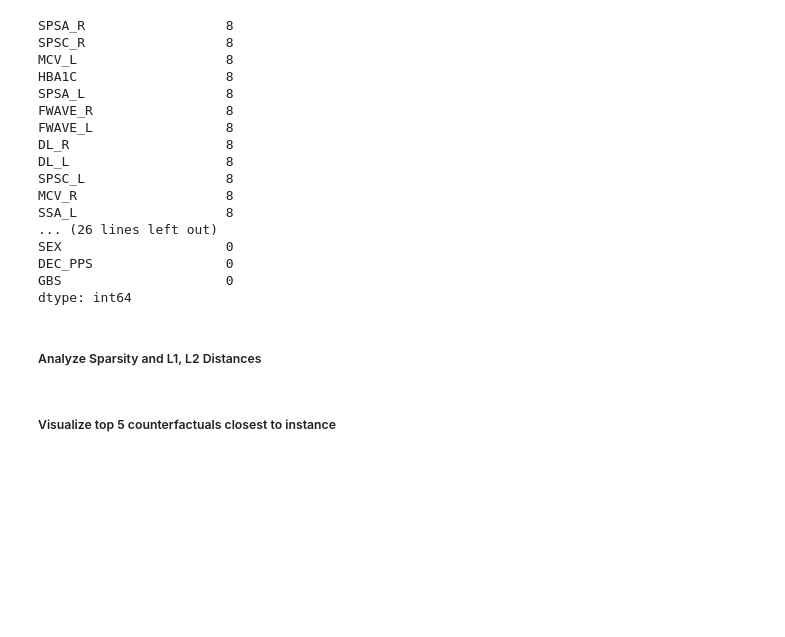
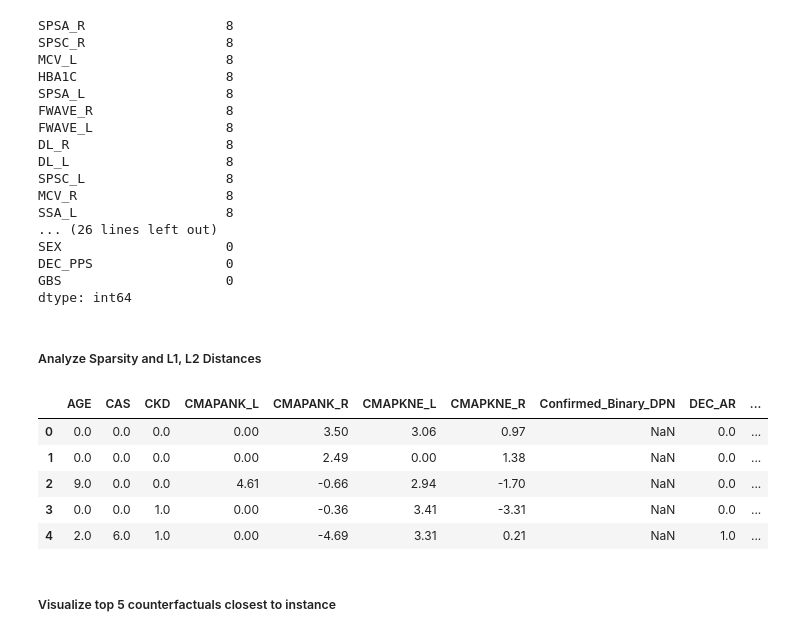
Before and after one commit to acbriza/dpn2026, a Jupyter notebook: module/counterfactuals.ipynb, the cells around one changed output. Saved outputs shown, nothing was run; the diff lists cells and outputs as text; code cells hidden in the pictures; blank space fills up the shorter version.

Commit message:
add analyze_local_cf

```diff
--- a/module/counterfactuals.ipynb
+++ b/module/counterfactuals.ipynb
@@ -403,2 +375,10 @@ def analyze_local_cf(instance_df, cf_df, feature_costs=None):
 # %%
-diffs, cf_ana = analyze_local_cf(query_instance, df_dcf)
+diffs, cf_ana = cf.analyze_local_cf(query_instance, df_dcf)
+diffs.head()
+# %% [output]
+|  | AGE | CAS | CKD | CMAPANK_L | CMAPANK_R | CMAPKNE_L | CMAPKNE_R | Confirmed_Binary_DPN | DEC_AR | ... |
+| 0 | 0.0 | 0.0 | 0.0 | 0.00 | 3.50 | 3.06 | 0.97 | NaN | 0.0 | ... |
+| 1 | 0.0 | 0.0 | 0.0 | 0.00 | 2.49 | 0.00 | 1.38 | NaN | 0.0 | ... |
+| 2 | 9.0 | 0.0 | 0.0 | 4.61 | -0.66 | 2.94 | -1.70 | NaN | 0.0 | ... |
+| 3 | 0.0 | 0.0 | 1.0 | 0.00 | -0.36 | 3.41 | -3.31 | NaN | 0.0 | ... |
+| 4 | 2.0 | 6.0 | 1.0 | 0.00 | -4.69 | 3.31 | 0.21 | NaN | 1.0 | ... |
```
Also changed, not shown: parts of 4 cells of this notebook, 1 other file.
